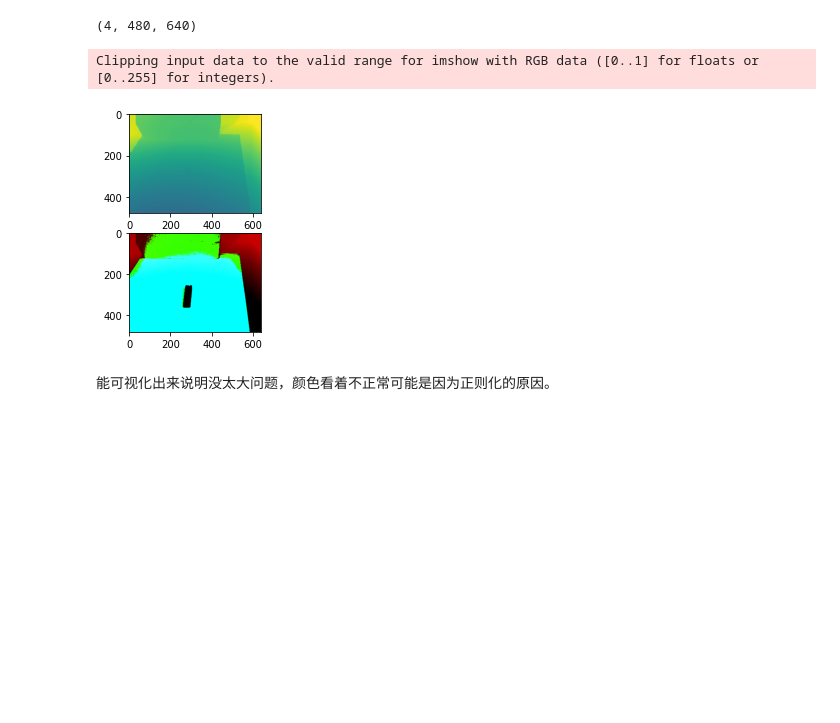
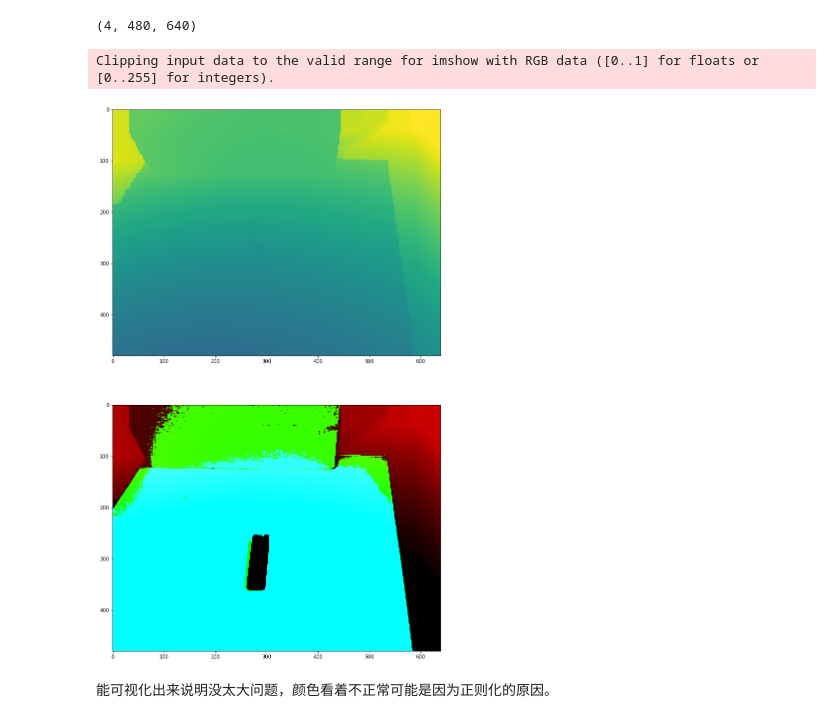
Before and after one commit to OneOneLiu/ggcnn_cornell_dataset, a Jupyter notebook: net_data_stream.ipynb, the cells around one changed output. Saved outputs shown, nothing was run; the diff lists cells and outputs as text; code cells hidden in the pictures; blank space fills up the shorter version.

```diff
--- a/net_data_stream.ipynb
+++ b/net_data_stream.ipynb
@@ -895,14 +883,15 @@ xc[0].data.numpy().shape
 # %% [output]
 (4, 480, 640)
 # %%
+plt.figure(figsize = (20,20))
 plt.subplot(211)
 plt.imshow(xc[0][0].data.numpy())
 plt.subplot(212)
 plt.imshow(np.moveaxis(xc[0][0:3].data.numpy()*255,0,2))
 plt.show()
 # %% [output]
 Clipping input data to the valid range for imshow with RGB data ([0..1] for floats or [0..255] for integers).
-[figure, old version]
+[figure, new version]
 # %% [markdown]
 能可视化出来说明没太大问题，颜色看着不正常可能是因为正则化的原因。
 # %%
```
Also changed, not shown: parts of 2 cells of this notebook, 3 other files.
